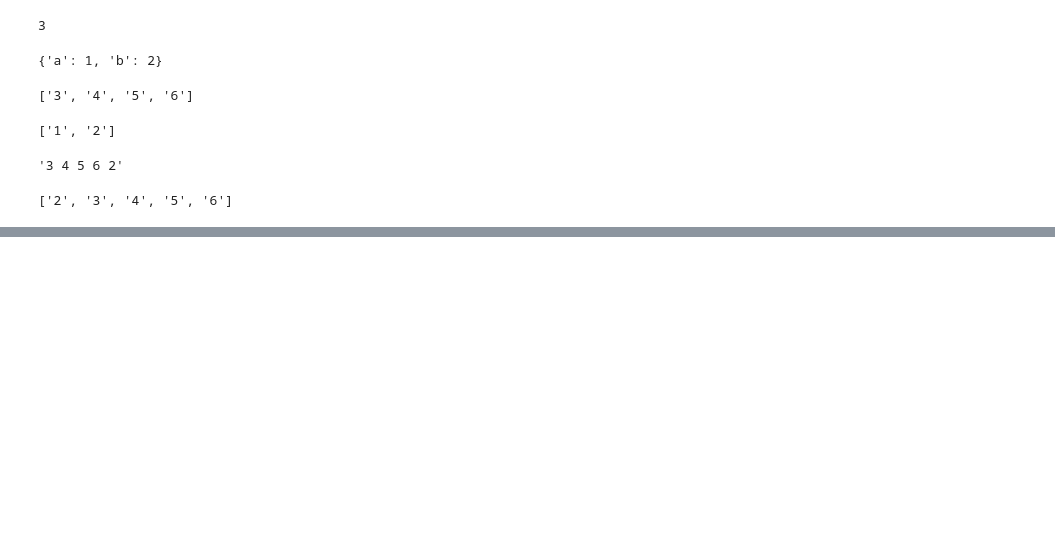
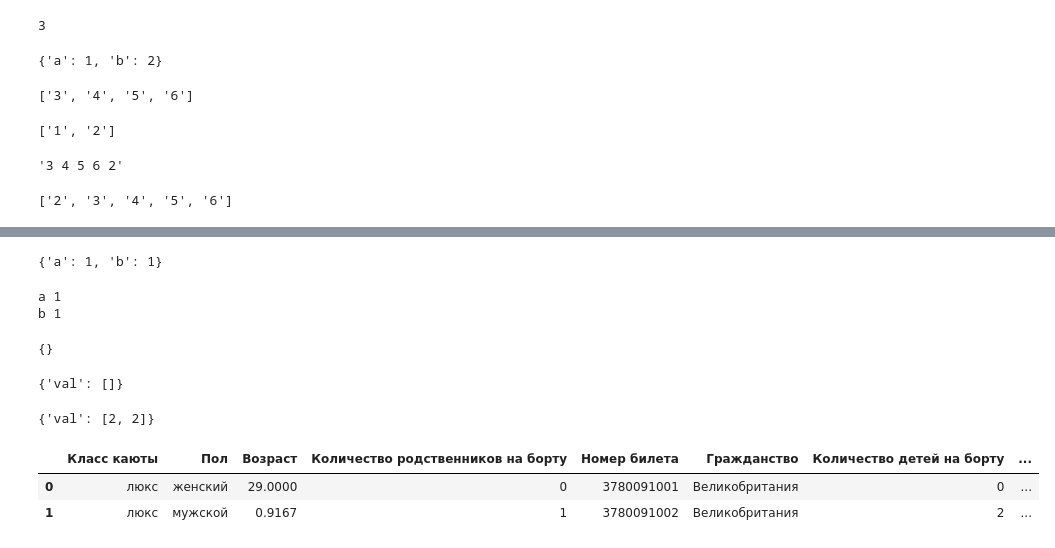
Before and after one commit to airatinho/task, a Jupyter notebook: train.ipynb, the cells around one changed output, grey strips where cells are left out. Cells and saved outputs as stored; diff of their text form; code cells hidden in the pictures; blank space fills up the shorter version.

```diff
--- a/train.ipynb
+++ b/train.ipynb
@@ -2185,0 +2214,43 @@ n = listed_val.pop(0)
+# %%
+a = {'a':1,'b':1}
+a['b']=a.get('b',2)
+a
+# %% [output]
+{'a': 1, 'b': 1}
+# %%
+for i,v in a.items():
+    print(i,v)
+# %% [output]
+a 1
+b 1
+# %%
+a = {}
+a.get('val',[])
+a
+# %% [output]
+{}
+# %%
+if 'val' in a.keys():
+    a['val'] =  a.get('val',a['val'].append(2))
+else:
+    a['val'] = []
+a
+# %% [output]
+{'val': []}
+# %%
+if 'val' in a.keys():
+     a['val'].append(2)
+else:
+    a['val'] = []
+a
+# %% [output]
+{'val': [2, 2]}
+# %%
+import pandas as pd
+import plotly as ply
+df = pd.read_excel('Task2_TITANIC_DATA.xlsx')
+df.head(2)
+# %% [output]
+|  | Класс каюты | Пол | Возраст | Количество родственников на борту | Номер билета | Гражданство | Количество детей на борту | ... |
+| 0 | люкс | женский | 29.0000 | 0 | 3780091001 | Великобритания | 0 | ... |
+| 1 | люкс | мужской | 0.9167 | 1 | 3780091002 | Великобритания | 2 | ... |
```
Also changed, not shown: parts of 19 cells of this notebook, 1 other file.
